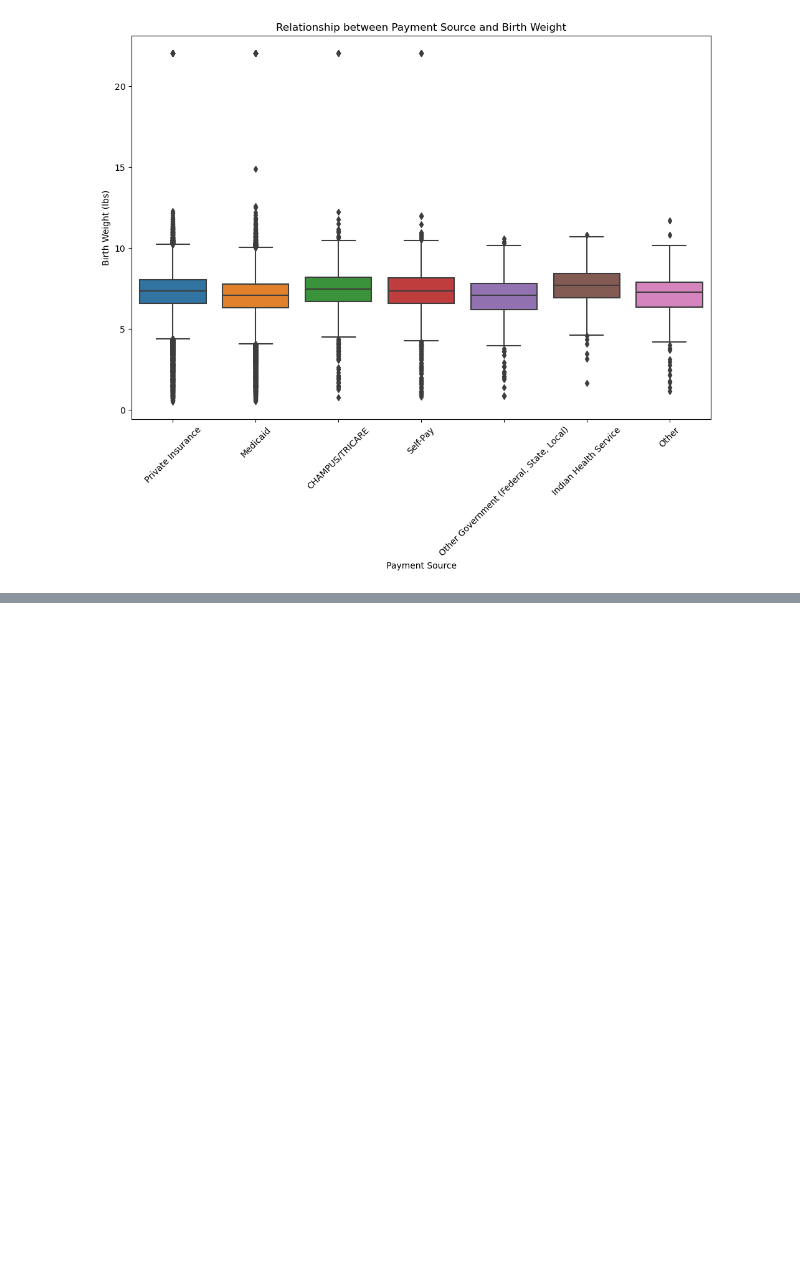
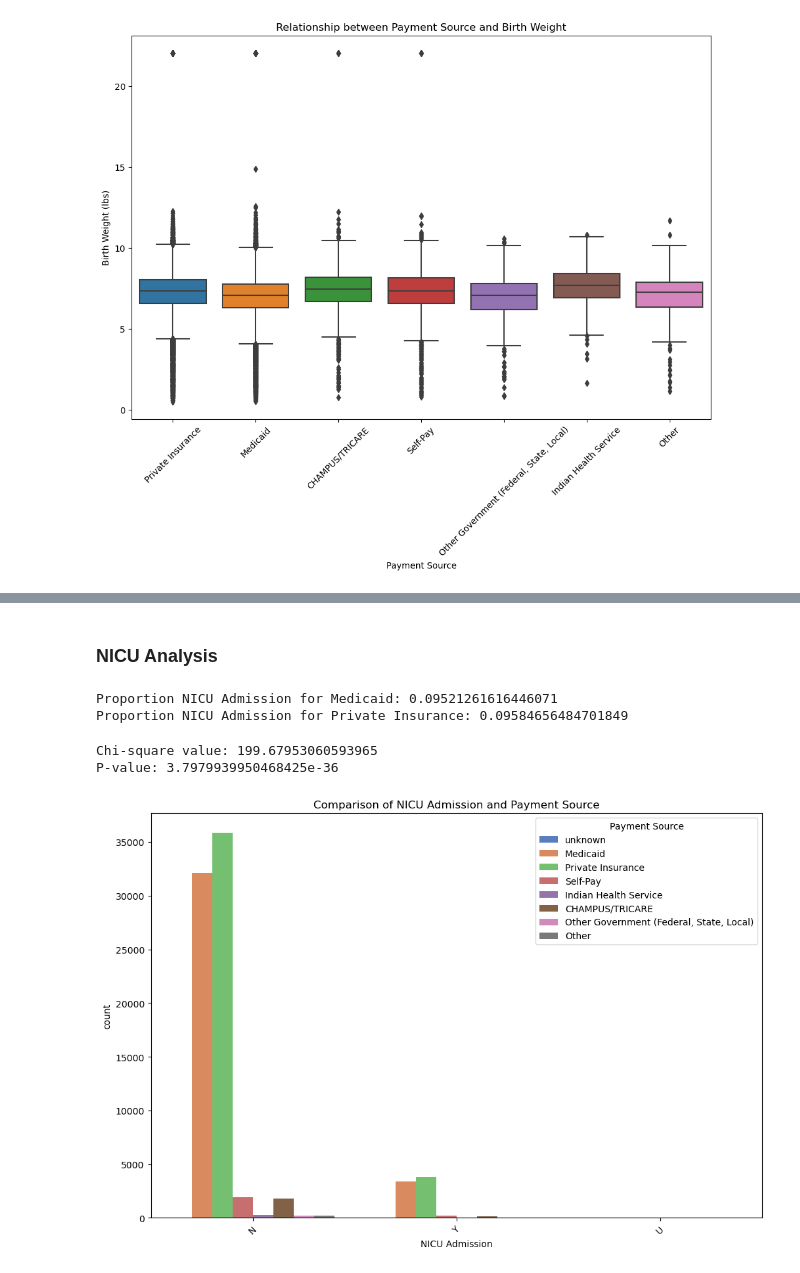
Before and after one commit to bandaexpress/project_rose, a Jupyter notebook: Emily_analysis.ipynb, the cells around one changed output, grey strips where cells are left out. Cells and saved outputs as stored; diff of their text form; code cells hidden in the pictures; blank space fills up the shorter version.

```diff
--- a/Emily_analysis.ipynb
+++ b/Emily_analysis.ipynb
@@ -209,0 +272,36 @@ plt.show()
+# %% [markdown]
+### NICU Analysis
+# %%
+#calculating proportions
+private_insurance_data = clean_births_df[clean_births_df['Payment Source'] == 'Private Insurance']
+medicaid_data = clean_births_df[clean_births_df['Payment Source'] == 'Medicaid']
+
+private_NICU_proportion = private_insurance_data['NICU Admission'].value_counts(normalize=True).get('Y', 0)
+medicaid_NICU_proportion = medicaid_data['NICU Admission'].value_counts(normalize=True).get('Y', 0)
+
+print("Proportion NICU Admission for Medicaid:", medicaid_NICU_proportion)
+print("Proportion NICU Admission for Private Insurance:", private_NICU_proportion)
+# %% [output]
+Proportion NICU Admission for Medicaid: 0.09521261616446071
+Proportion NICU Admission for Private Insurance: 0.09584656484701849
+# %%
+# Create a contingency table
+contingency_table = pd.crosstab(clean_births_df['Payment Source'], clean_births_df['NICU Admission'])
+
+# Perform chi-square test
+chi2, p, _, _ = chi2_contingency(contingency_table)
+
+print("Chi-square value:", chi2)
+print("P-value:", p)
+# %% [output]
+Chi-square value: 199.67953060593965
+P-value: 3.7979939950468425e-36
+# %%
+plt.figure(figsize=(12, 8))
+sns.countplot(x='NICU Admission', hue='Payment Source', data=clean_births_df, palette='muted', hue_order=['unknown', 'Medicaid', 'Private Insurance', 'Self-Pay', 'Indian Health Service', 'CHAMPUS/TRICARE', 'Other Government (Federal, State, Local)', 'Other'])
+plt.title('Comparison of NICU Admission and Payment Source')
+plt.xticks(rotation=45)  # Rotate x-axis labels for better readability
+plt.legend(title='Payment Source', bbox_to_anchor=(1, 1))  # Add legend for Payment Source
+plt.show()
+# %% [output]
+[figure, added]
```
Also changed, not shown: parts of 13 cells of this notebook.
